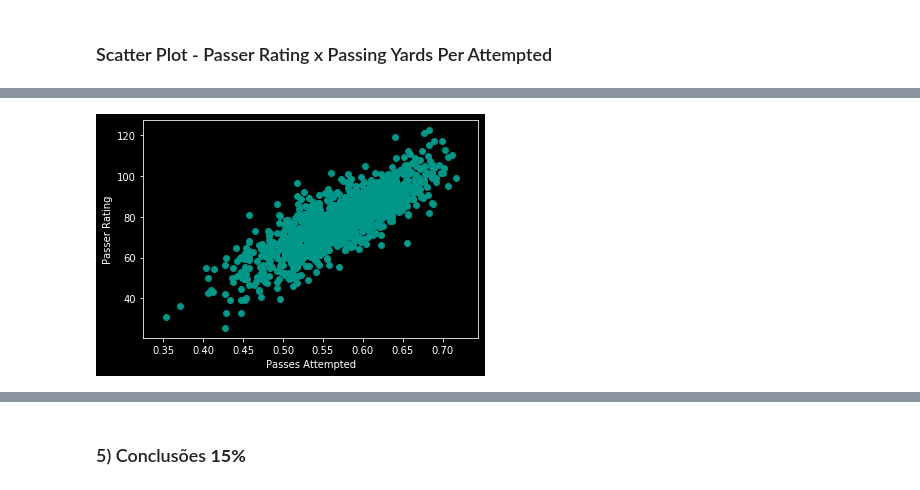
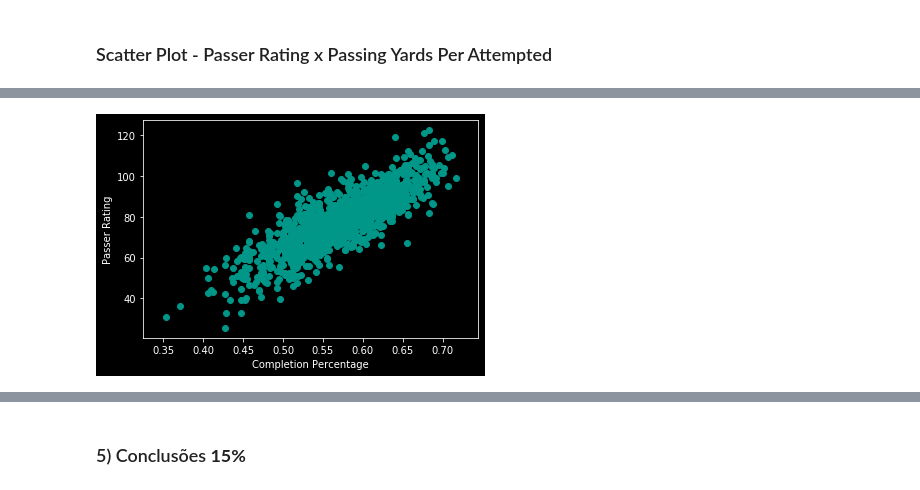
Before and after one commit to gabrielmsdiniz/nfl-stats, a Jupyter notebook: src/analysis.ipynb, the cells around one changed output, grey strips where cells are left out. Saved outputs shown, nothing was run; the diff lists cells and outputs as text; code cells hidden in the pictures.

```diff
--- a/src/analysis.ipynb
+++ b/src/analysis.ipynb
@@ -226,16 +299,16 @@ plt.show()
 # %%
 data = data_analysis[data_analysis['Passes Attempted'] > 200]
 
 completion_percentages = data['Completion Percentage']
 passer_rating = data['Passer Rating']
 
 
 plt.scatter(completion_percentages, passer_rating, color='#009688')
-plt.xlabel('Passes Attempted')
+plt.xlabel('Completion Percentage')
 plt.ylabel('Passer Rating')
 plt.show()
 # %% [output]
-[figure, old version]
+[figure, new version]
 # %%
 # Terceiro par de variáveis: Implemente sua análise aqui. Use mais blocos se achar que ficará mais organizado.
 # %%
```
Also changed, not shown: parts of 16 cells of this notebook, 2 other files.
